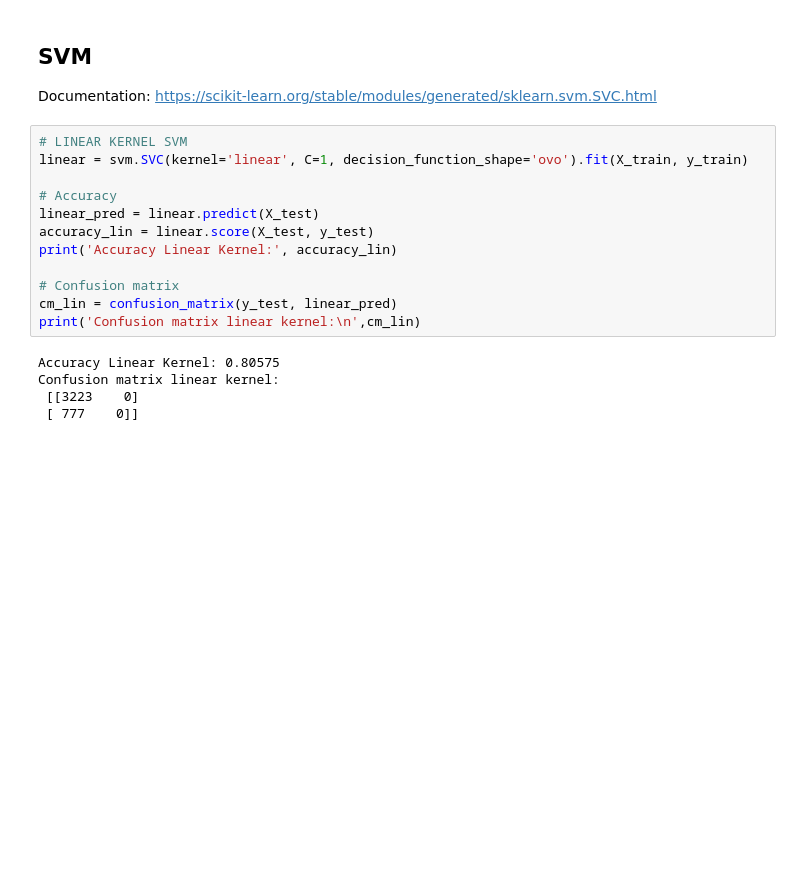
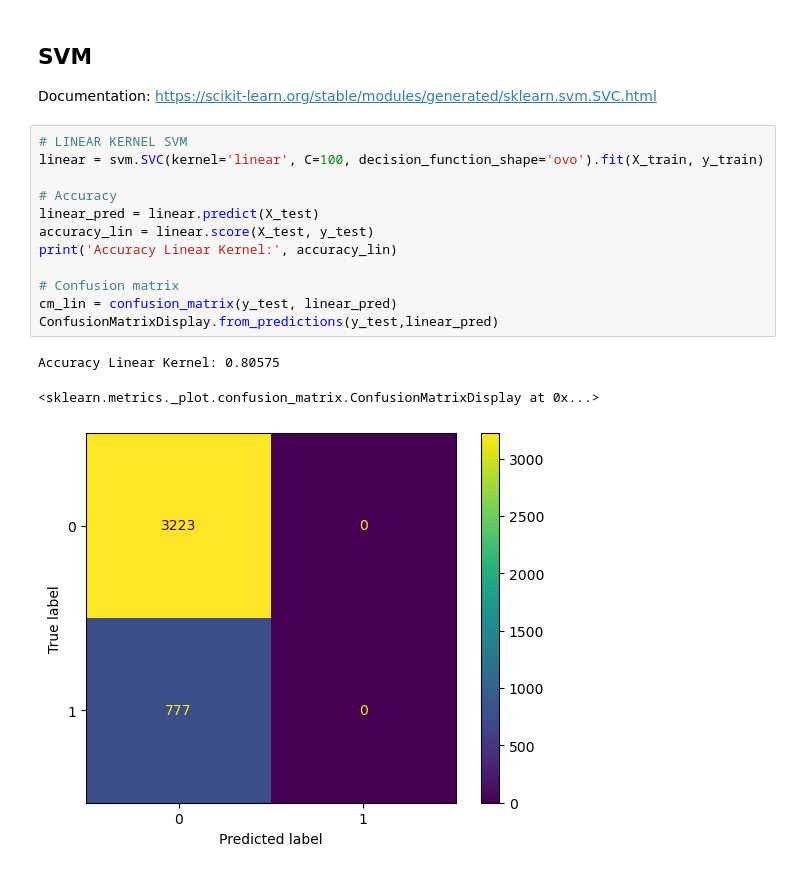
Before and after one commit to fredrikSveen/MALIS_project, a Jupyter notebook: ML_fun.ipynb, the cells around one changed output. Drawn from its saved outputs; the diff is of its cells as text; blank space fills up the shorter version.

Commit message:
svm work and plotting

```diff
--- a/ML_fun.ipynb
+++ b/ML_fun.ipynb
@@ -66,20 +66,19 @@ Name: class, Length: 4000, dtype: int64
 Documentation: https://scikit-learn.org/stable/modules/generated/sklearn.svm.SVC.html
 # %%
 # LINEAR KERNEL SVM
-linear = svm.SVC(kernel='linear', C=1, decision_function_shape='ovo').fit(X_train, y_train)
+linear = svm.SVC(kernel='linear', C=100, decision_function_shape='ovo').fit(X_train, y_train)
 
 # Accuracy
 linear_pred = linear.predict(X_test)
 accuracy_lin = linear.score(X_test, y_test)
 print('Accuracy Linear Kernel:', accuracy_lin)
 
 # Confusion matrix
 cm_lin = confusion_matrix(y_test, linear_pred)
-print('Confusion matrix linear kernel:\n',cm_lin)
+ConfusionMatrixDisplay.from_predictions(y_test,linear_pred)
 # %% [output]
 Accuracy Linear Kernel: 0.80575
-Confusion matrix linear kernel:
- [[3223    0]
- [ 777    0]]
+<sklearn.metrics._plot.confusion_matrix.ConfusionMatrixDisplay at 0x...>
+[figure, added]
 # %%
 # SIGMOID KERNEL SVM
```
Also changed, not shown: parts of 4 cells of this notebook, 2 other files.
